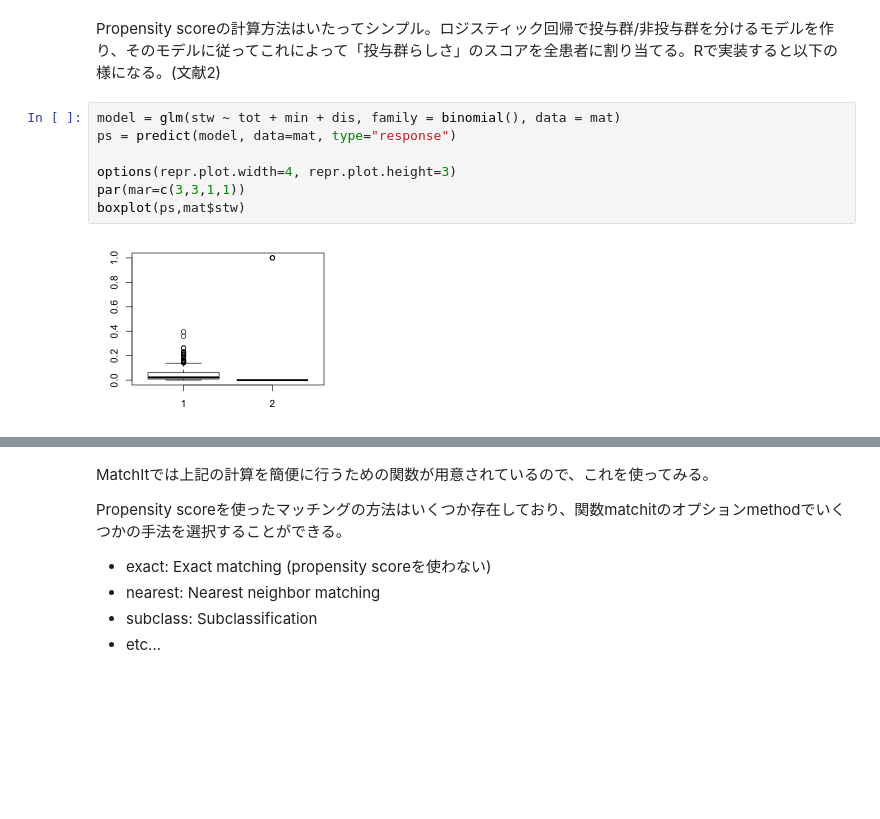
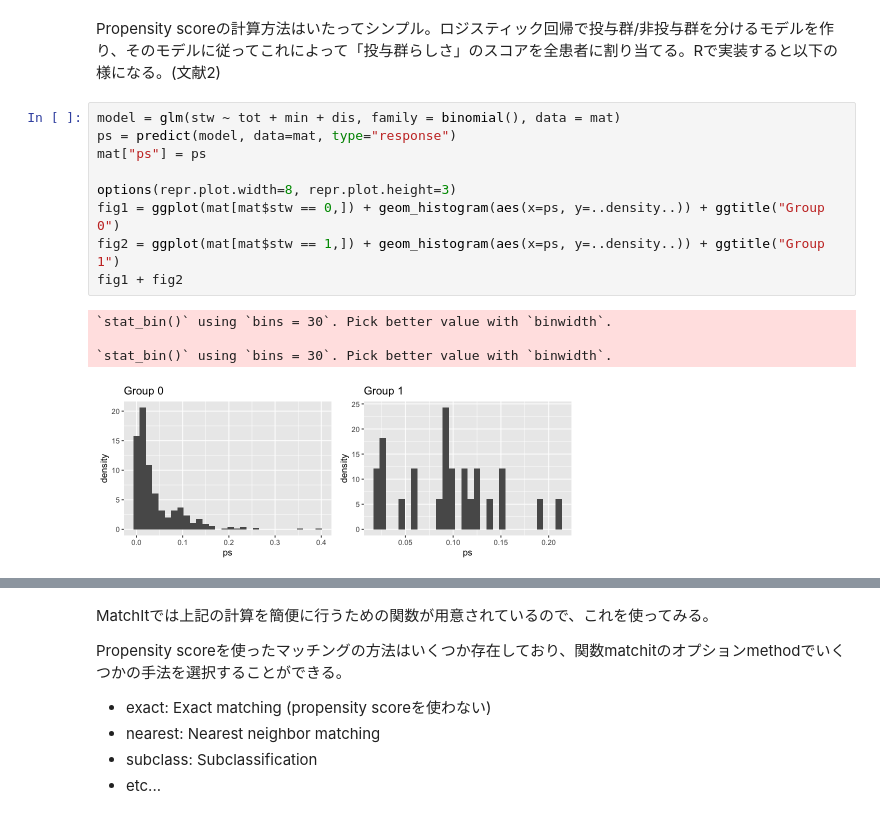
Before and after one commit to tmaruy/RWD, a Jupyter notebook: Propensity_score_maching/Matchit.ipynb, the cells around one changed output, grey strips where cells are left out. Cells and saved outputs as stored; diff of their text form; blank space fills up the shorter version.

```diff
--- a/Propensity_score_maching/Matchit.ipynb
+++ b/Propensity_score_maching/Matchit.ipynb
@@ -152,9 +169,14 @@ Propensity scoreの計算方法はいたってシンプル。ロジスティッ
 # %%
 model = glm(stw ~ tot + min + dis, family = binomial(), data = mat)
 ps = predict(model, data=mat, type="response")
+mat["ps"] = ps
 
-options(repr.plot.width=4, repr.plot.height=3)
-par(mar=c(3,3,1,1))
-boxplot(ps,mat$stw)
+options(repr.plot.width=8, repr.plot.height=3)
+fig1 = ggplot(mat[mat$stw == 0,]) + geom_histogram(aes(x=ps, y=..density..)) + ggtitle("Group 0")
+fig2 = ggplot(mat[mat$stw == 1,]) + geom_histogram(aes(x=ps, y=..density..)) + ggtitle("Group 1")
+fig1 + fig2
 # %% [output]
+`stat_bin()` using `bins = 30`. Pick better value with `binwidth`.
+
+`stat_bin()` using `bins = 30`. Pick better value with `binwidth`.
-[figure, old version]
+[figure, new version]
```
Also changed, not shown: parts of 8 cells of this notebook.
